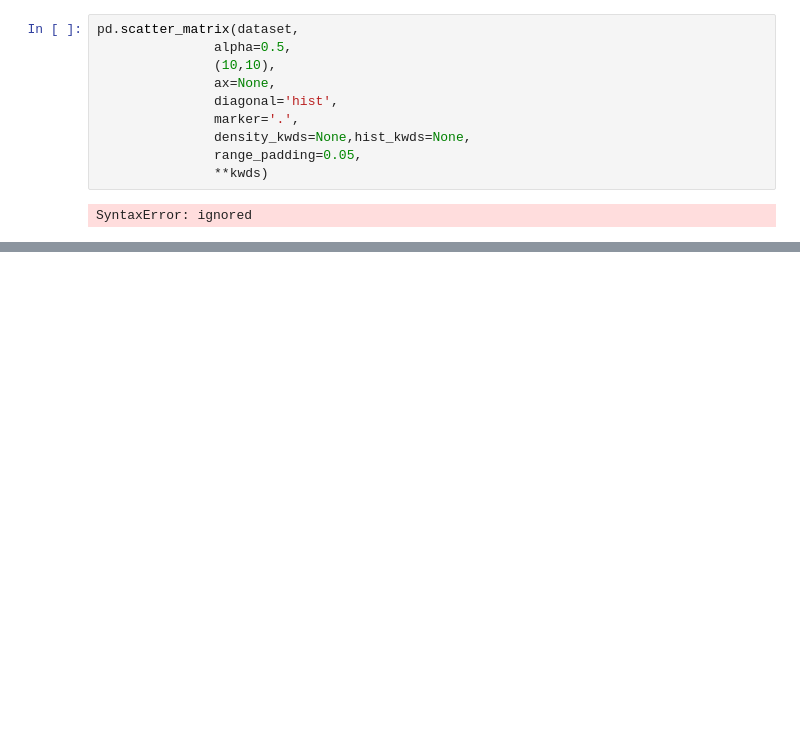
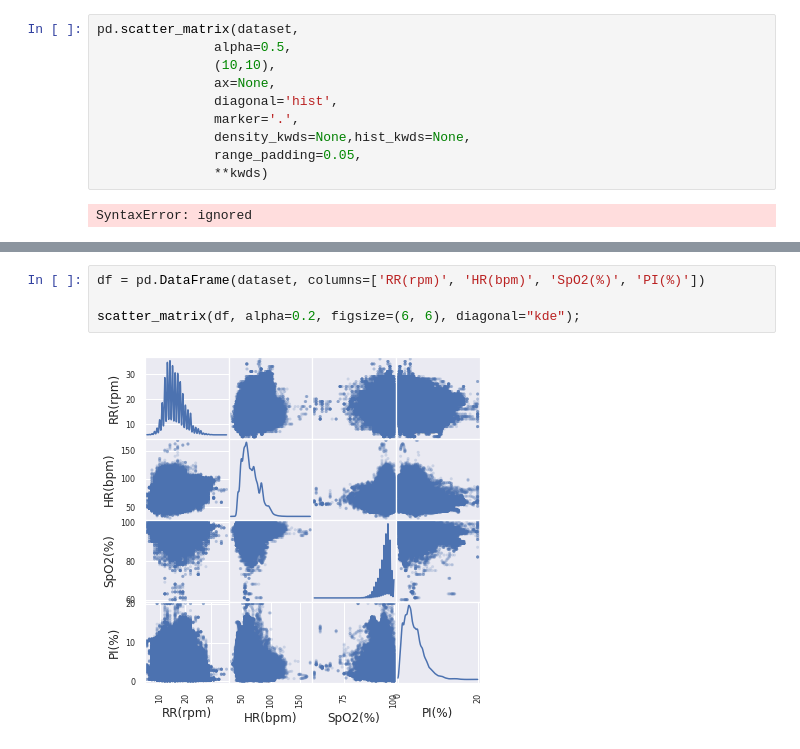
Before and after one commit to DataScience4Health-Fall2022/termproject-group1, a Jupyter notebook: OSASUD.ipynb, the cells around one changed output, grey strips where cells are left out. Cells and saved outputs as stored; diff of their text form; blank space fills up the shorter version.

```diff
--- a/OSASUD.ipynb
+++ b/OSASUD.ipynb
@@ -181,0 +190,6 @@ SyntaxError: ignored
+# %%
+df = pd.DataFrame(dataset, columns=['RR(rpm)', 'HR(bpm)', 'SpO2(%)', 'PI(%)'])
+
+scatter_matrix(df, alpha=0.2, figsize=(6, 6), diagonal="kde");
+# %% [output]
+[figure, added]
```
Also changed, not shown: parts of 2 cells of this notebook.
